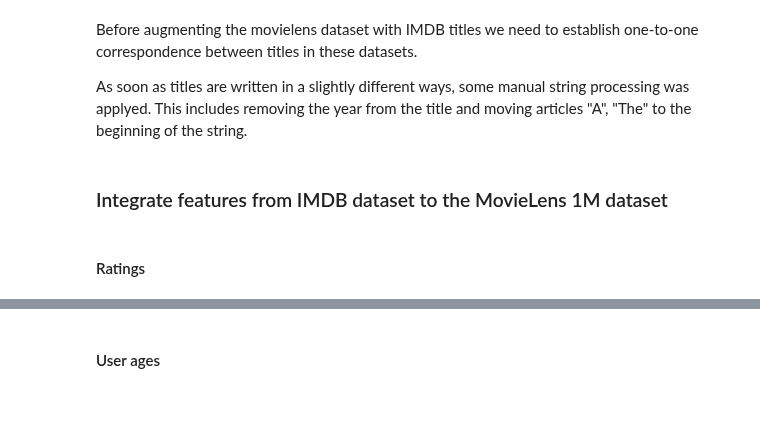
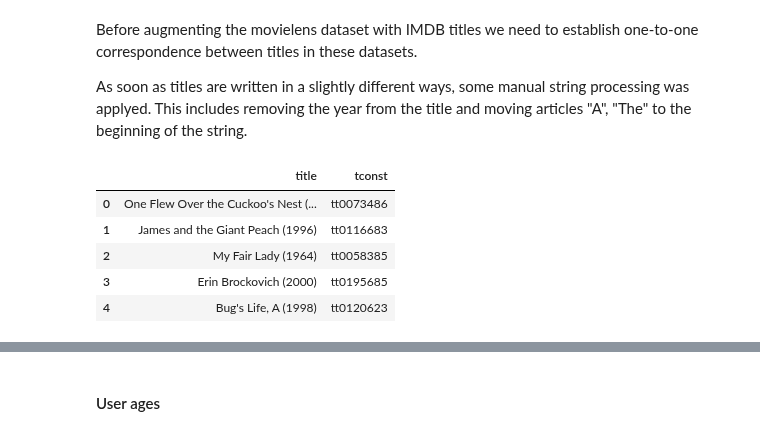
Before and after one commit to homomorfism/data-mining-project, a Jupyter notebook: DataPreparation.ipynb, the cells around one changed output, grey strips where cells are left out. Drawn from its saved outputs; the diff is of its cells as text; code cells hidden in the pictures; blank space fills up the shorter version.

Commit message:
IMDB data preparation explained

```diff
--- a/DataPreparation.ipynb
+++ b/DataPreparation.ipynb
@@ -57,15 +96,19 @@ As soon as titles are written in a slightly different ways, some manual string p
 # %%
 movielens = pd.read_csv("data/movie_lens/movie_lens_1m.csv")
 imdb = pd.read_csv("data/imdb/title.basics.tsv", sep='\t')
 imdb['originalTitle'] = imdb.originalTitle.astype(str)
 imdb['startYear'] = imdb.startYear.astype(str)
 
 searcher = ImdbSearcher(imdb)
-title_to_imdb_id = pd.DataFrame({"title": movielens.Title.unique()})
-title_to_imdb_id['tconst'] = title_to_imdb_id.title.progress_apply(get_tconst_by_title, args=[searcher])
-title_to_imdb_id.to_csv("data/movielens_to_imdb_mapping.csv", index=False)
+title_to_imdb_id = pd.read_csv("data/movielens_to_imdb_mapping.csv")
+# title_to_imdb_id = pd.DataFrame({"title": movielens.Title.unique()})
+# title_to_imdb_id['tconst'] = title_to_imdb_id.title.progress_apply(get_tconst_by_title, args=[searcher])
+# title_to_imdb_id.to_csv("data/movielens_to_imdb_mapping.csv", index=False)
 title_to_imdb_id.head()
+# %% [output]
+|  | title | tconst |
+| 0 | One Flew Over the Cuckoo's Nest (... | tt0073486 |
+| 1 | James and the Giant Peach (1996) | tt0116683 |
+| 2 | My Fair Lady (1964) | tt0058385 |
+| 3 | Erin Brockovich (2000) | tt0195685 |
+| 4 | Bug's Life, A (1998) | tt0120623 |
-# %% [markdown]
-### Integrate features from IMDB dataset to the MovieLens 1M dataset
-# %% [markdown]
-#### Ratings
```
Also changed, not shown: parts of 42 cells of this notebook.
